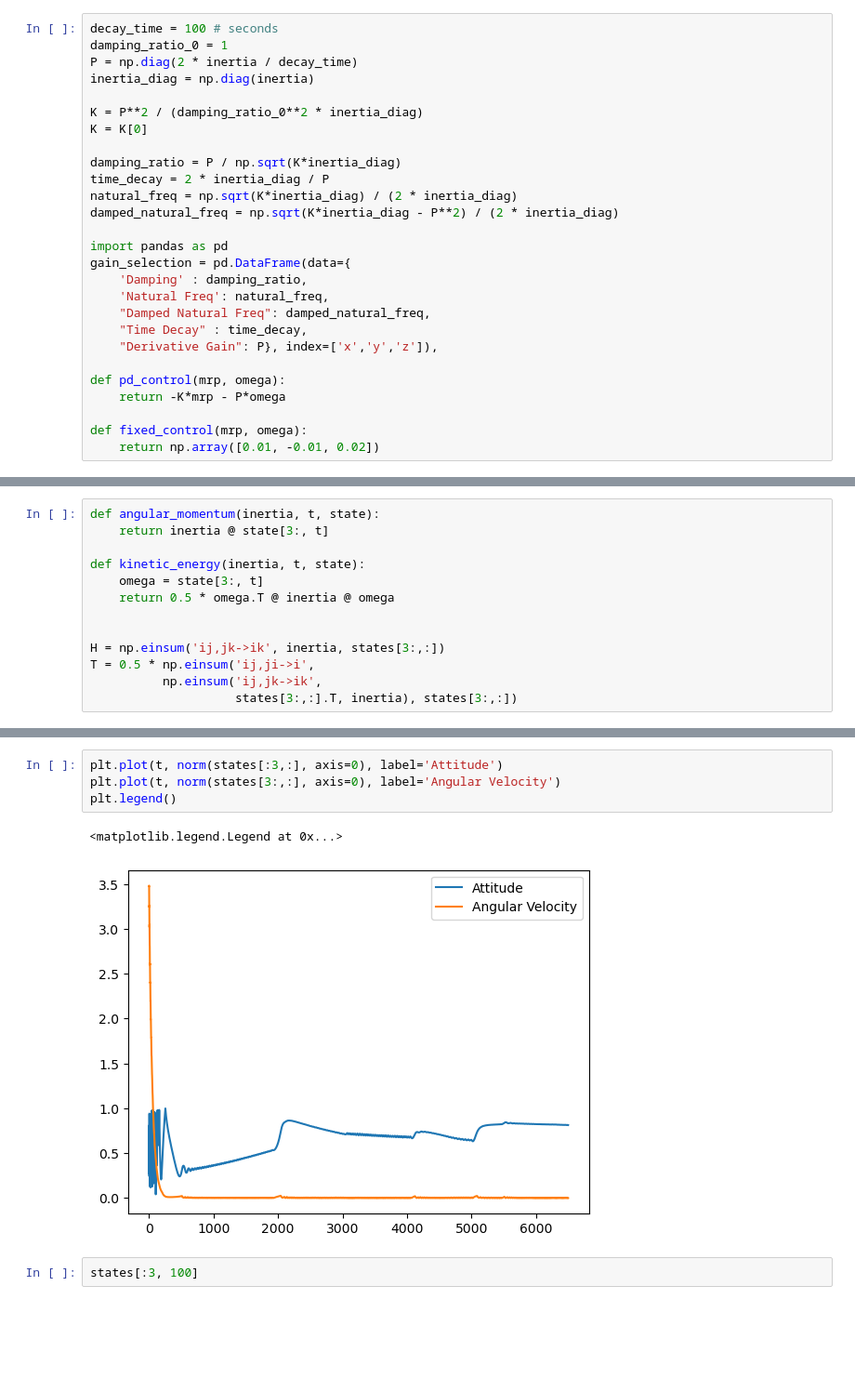
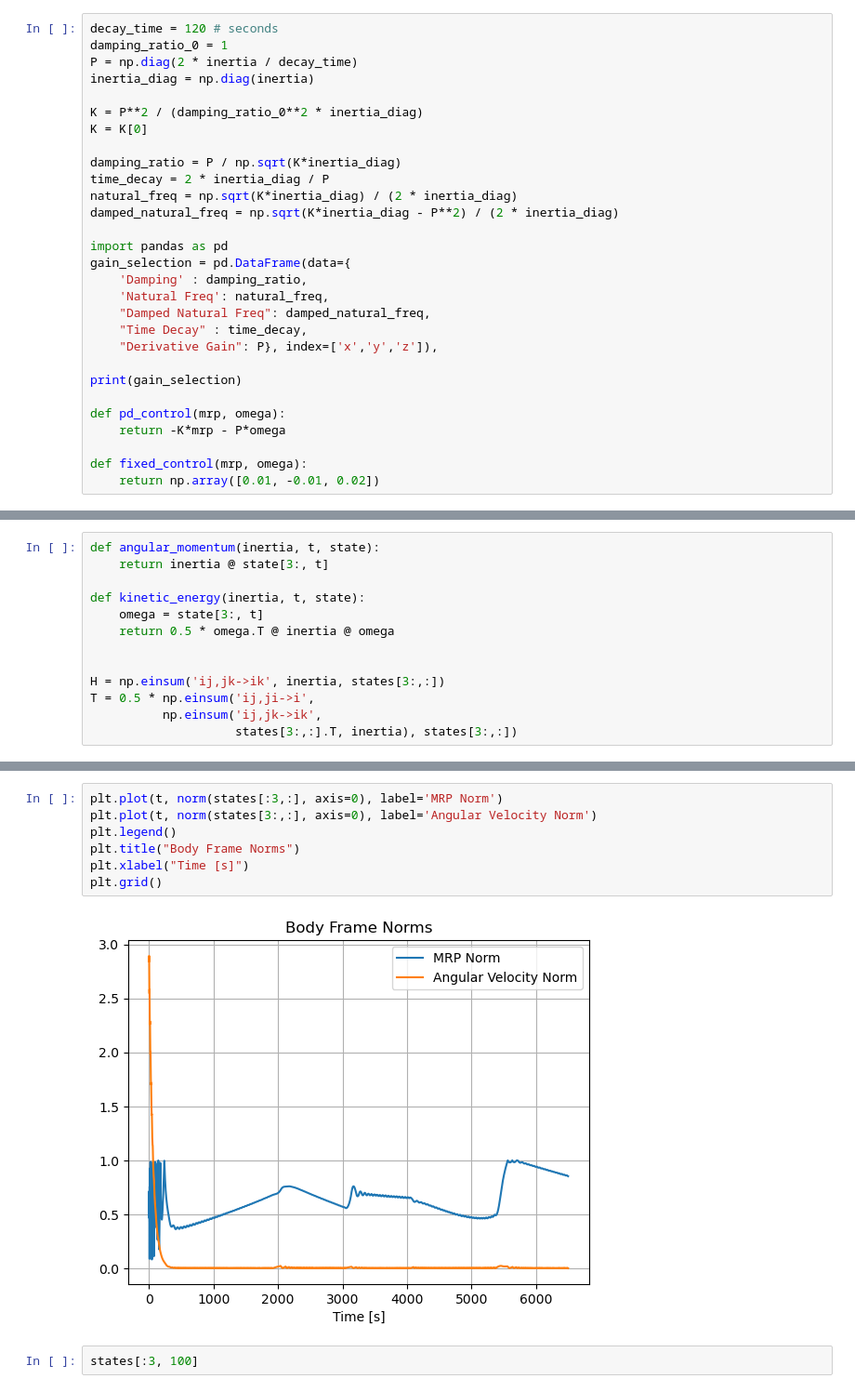
Before and after one commit to snuzbrokh/spacecraft_control, a Jupyter notebook: mars-mission.ipynb, the cells around one changed output, grey strips where cells are left out. Shown: that part at 93% size. Saved outputs shown, nothing was run; the diff lists cells and outputs as text; blank space fills up the shorter version.

```diff
--- a/mars-mission.ipynb
+++ b/mars-mission.ipynb
@@ -255,7 +252,7 @@ $$u = -K\sigma_{B/R} - P\omega_{B/R}$$
 
 We will select our feedback gains through linearization of the nonlinear dynamics and by setting some mission design constraints.
 # %%
-decay_time = 100 # seconds
+decay_time = 120 # seconds
 damping_ratio_0 = 1
 P = np.diag(2 * inertia / decay_time)
 inertia_diag = np.diag(inertia)
@@ -276,6 +273,8 @@ gain_selection = pd.DataFrame(data={
     "Time Decay" : time_decay,
     "Derivative Gain": P}, index=['x','y','z']),
 
+print(gain_selection)
+
 def pd_control(mrp, omega):
     return -K*mrp - P*omega
 
@@ -405,10 +414,12 @@ plt.legend()
 # %%
-plt.plot(t, norm(states[:3,:], axis=0), label='Attitude')
-plt.plot(t, norm(states[3:,:], axis=0), label='Angular Velocity')
+plt.plot(t, norm(states[:3,:], axis=0), label='MRP Norm')
+plt.plot(t, norm(states[3:,:], axis=0), label='Angular Velocity Norm')
 plt.legend()
+plt.title("Body Frame Norms")
+plt.xlabel("Time [s]")
+plt.grid()
 # %% [output]
-<matplotlib.legend.Legend at 0x...>
-[figure, old version]
+[figure, new version]
 # %%
 states[:3, 100]
 # %% [output]
```
Also changed, not shown: parts of 7 cells of this notebook, 1 other file.
